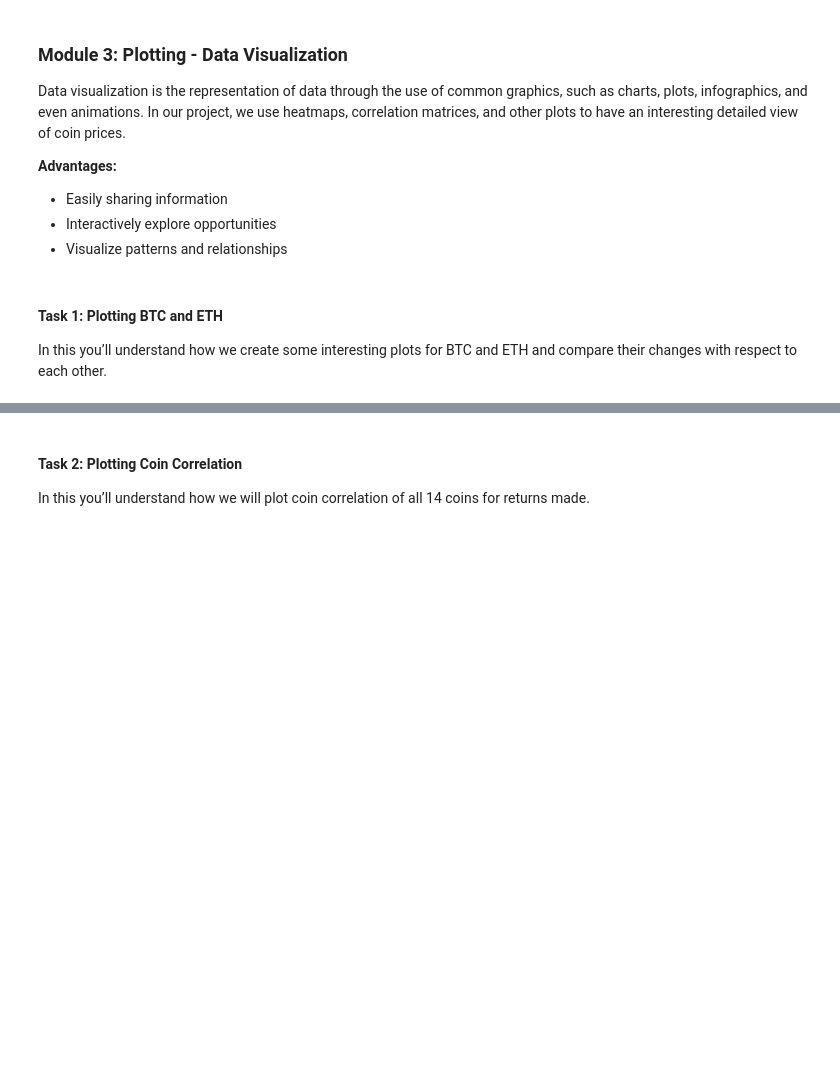
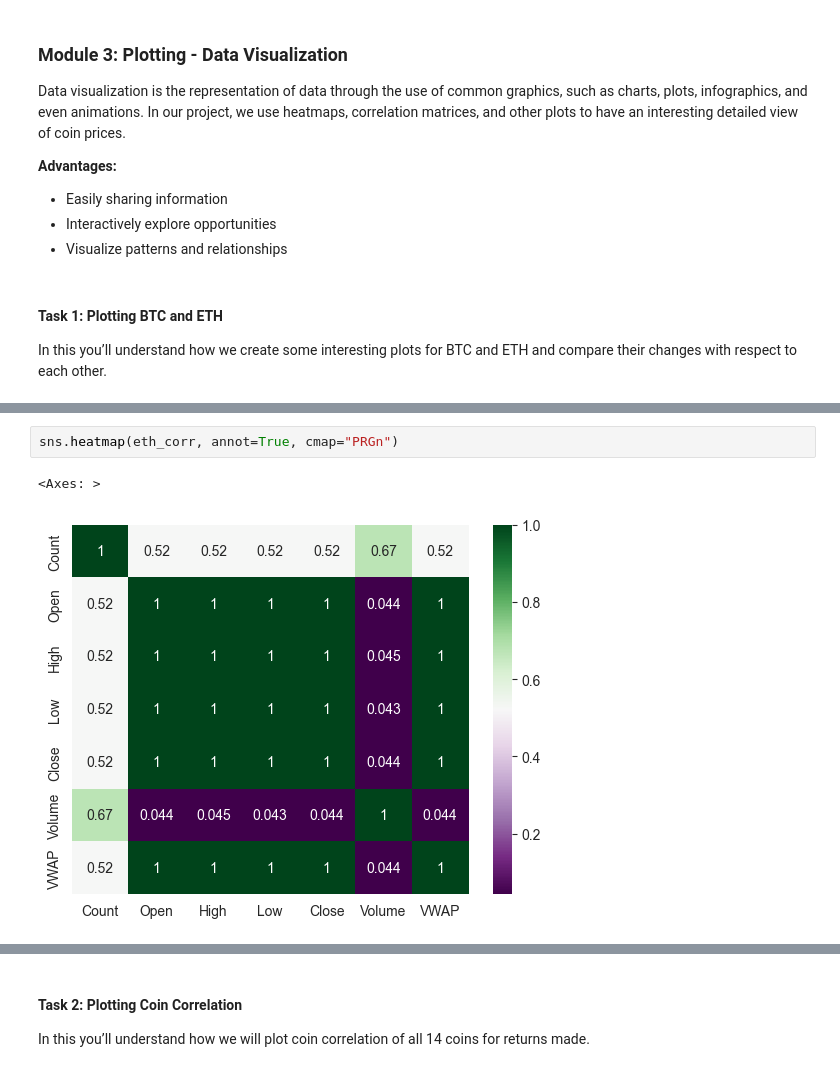
Before and after one commit to amithvardhan99/drivendata, a Jupyter notebook: Crypto Forecasting Model For Market Data 2018 - 2021/notebook.ipynb, the cells around one changed output, grey strips where cells are left out. Saved outputs shown, nothing was run; the diff lists cells and outputs as text; blank space fills up the shorter version.

```diff
--- a/Crypto Forecasting Model For Market Data 2018 - 2021/notebook.ipynb
+++ b/Crypto Forecasting Model For Market Data 2018 - 2021/notebook.ipynb
@@ -85,0 +263,5 @@ In this you’ll understand how we create some interesting plots for BTC and ETH
+# %%
+sns.heatmap(eth_corr, annot=True, cmap="PRGn")
+# %% [output]
+<Axes: >
+[figure, added]
```
Also changed, not shown: parts of 16 cells of this notebook.
